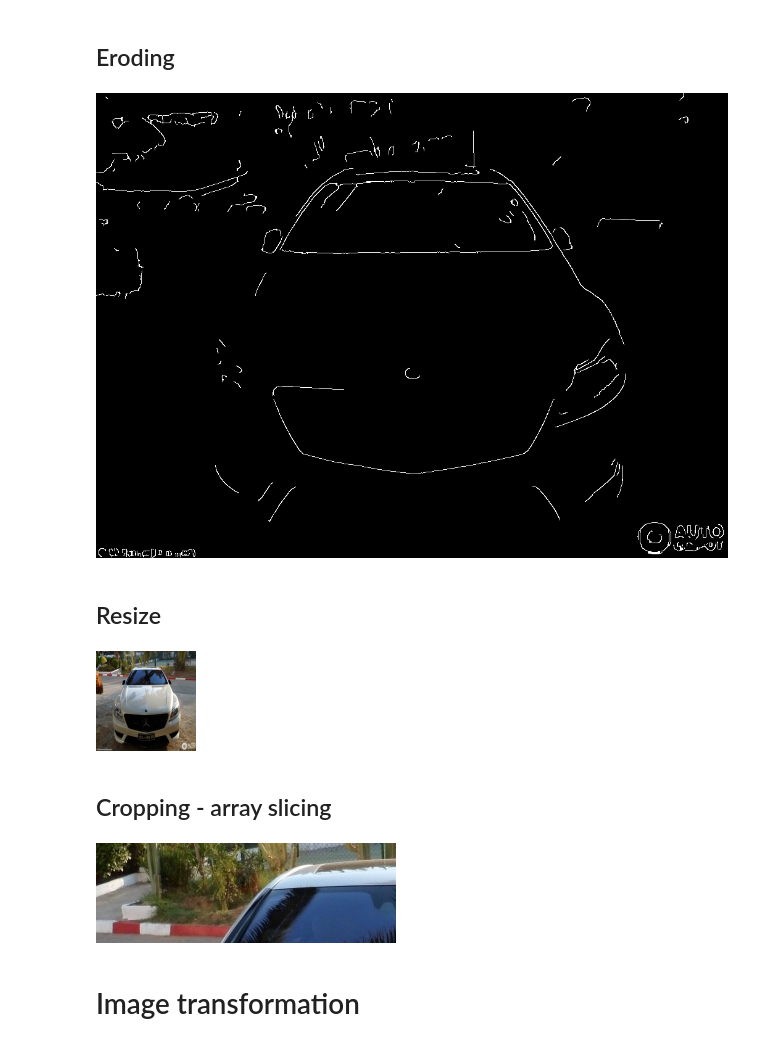
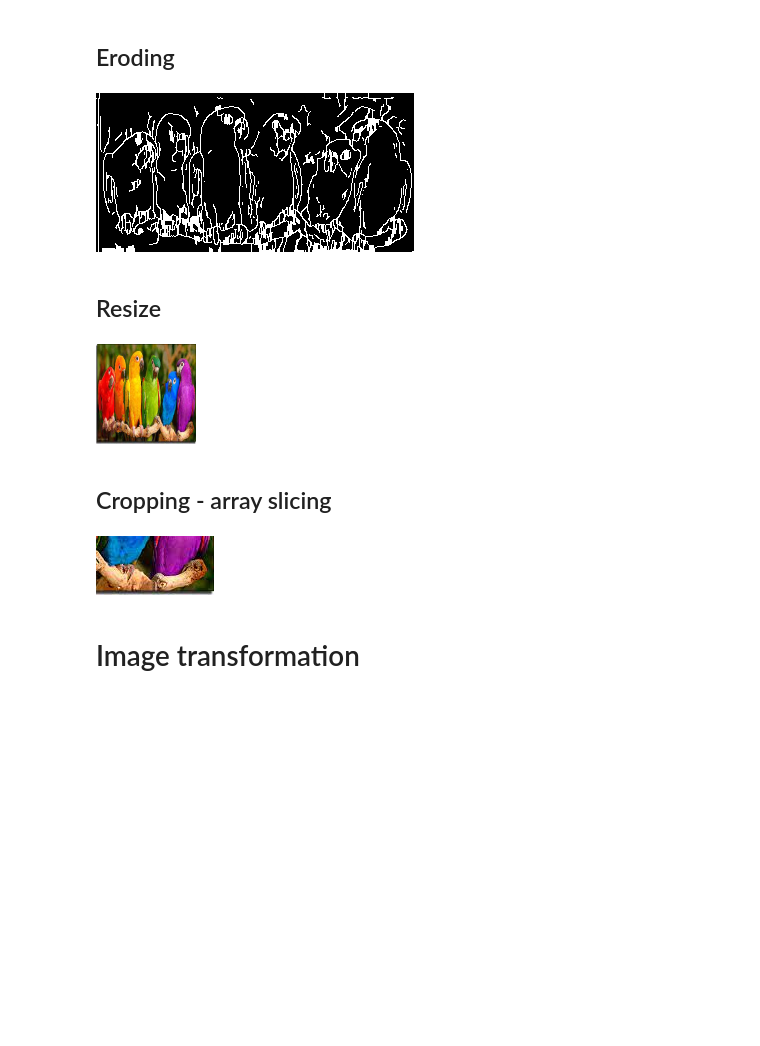
Before and after one commit to SJMormo/Python-for-Data-Science-AI-Development, a Jupyter notebook: openCV/openCV_basic.ipynb, the cells around one changed output. Cells and saved outputs as stored; diff of their text form; code cells hidden in the pictures; blank space fills up the shorter version.

```diff
--- a/openCV/openCV_basic.ipynb
+++ b/openCV/openCV_basic.ipynb
@@ -10,6 +22,6 @@ import numpy as np
 # %% [markdown]
 # Read Image
 # %%
-img = cv.imread('car.jpg')
+img = cv.imread('dip_lab.jpg')
 img
 # %% [output]
@@ -152,0 +184,9 @@ cv2_imshow(blur)
+# %%
+"""
+parametes
+image, kernel_size (odd, odd), cv.BORDER_DEFAULT
+The greater the kernel size, blur increases
+still don't know why to use cv.BORDER_DEFAULT!
+"""
+blur = cv.GaussianBlur(img, (3, 3), cv.BORDER_DEFAULT)
+cv2_imshow(blur)
@@ -171,28 +223,36 @@ cv2_imshow(dilated)
 # %% [markdown]
 ## Eroding
 # %%
+"""
+parameters
+image, kernel_size, iterations
+Don't know what the hell happened yet
+"""
 eroded = cv.erode(dilated, (7, 7), iterations=3)
 cv2_imshow(eroded)
 # %% [output]
-[figure, old version]
+[figure, new version]
 # %% [markdown]
 ## Resize
 # %%
+"""
+parametes
+cv.resize(image, destination_size, interpolation_method)
+destination_size --> (height, width)
+cv.INTER_AREA --> useful for shrinking
+cv.INTER_LINEAR --> useful while enlarging
+cv.INTER_CUBIC --> useful while enlaring with high quality in the slowest manner
+"""
 resized = cv.resize(img, (100, 100), interpolation=cv.INTER_AREA)
-"""
-cv.INTER_AREA - useful for shrinking
-cv.INTER_LINEAR - useful while enlarging
-cv.INTER_CUBIC - useful while enlaring with high quality in the slowest manner
-"""
 cv2_imshow(resized)
 # %% [output]
-[figure, old version]
+[figure, new version]
 # %% [markdown]
 ## Cropping - array slicing
 # %%
 cropped = img[100:200, 200: 500]
 cv2_imshow(cropped)
 # %% [output]
-[figure, old version]
+[figure, new version]
 # %% [markdown]
 # Image transformation
```
Also changed, not shown: parts of 16 cells of this notebook.
